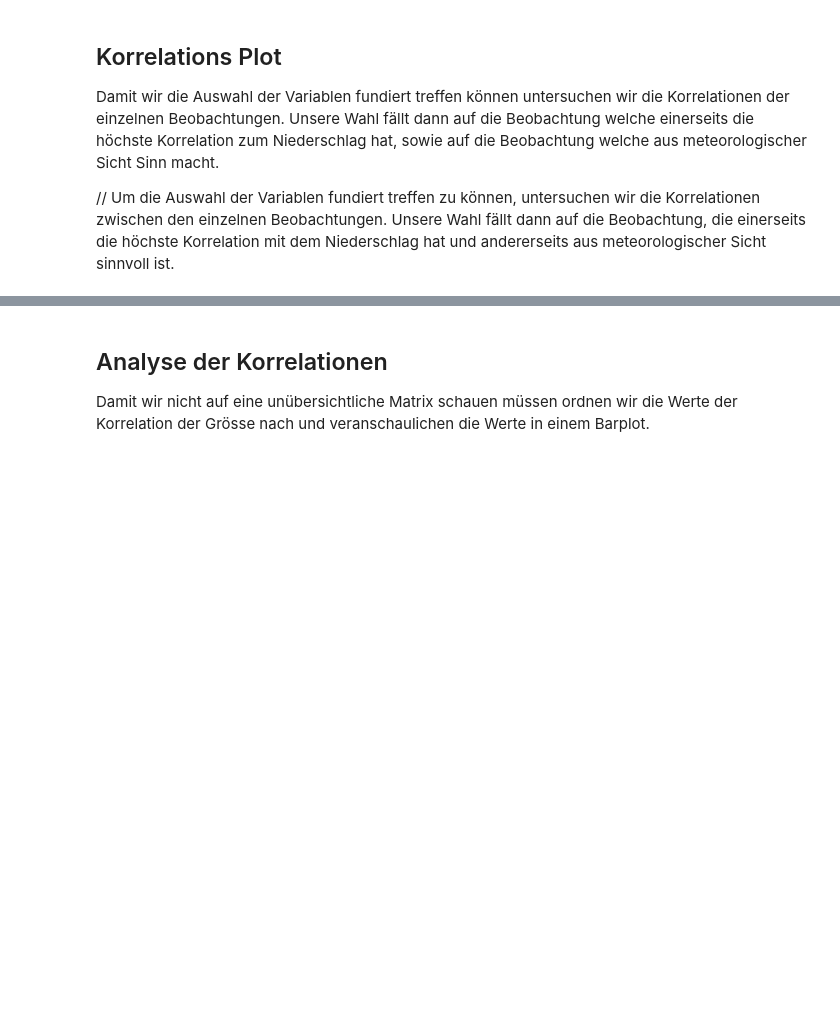
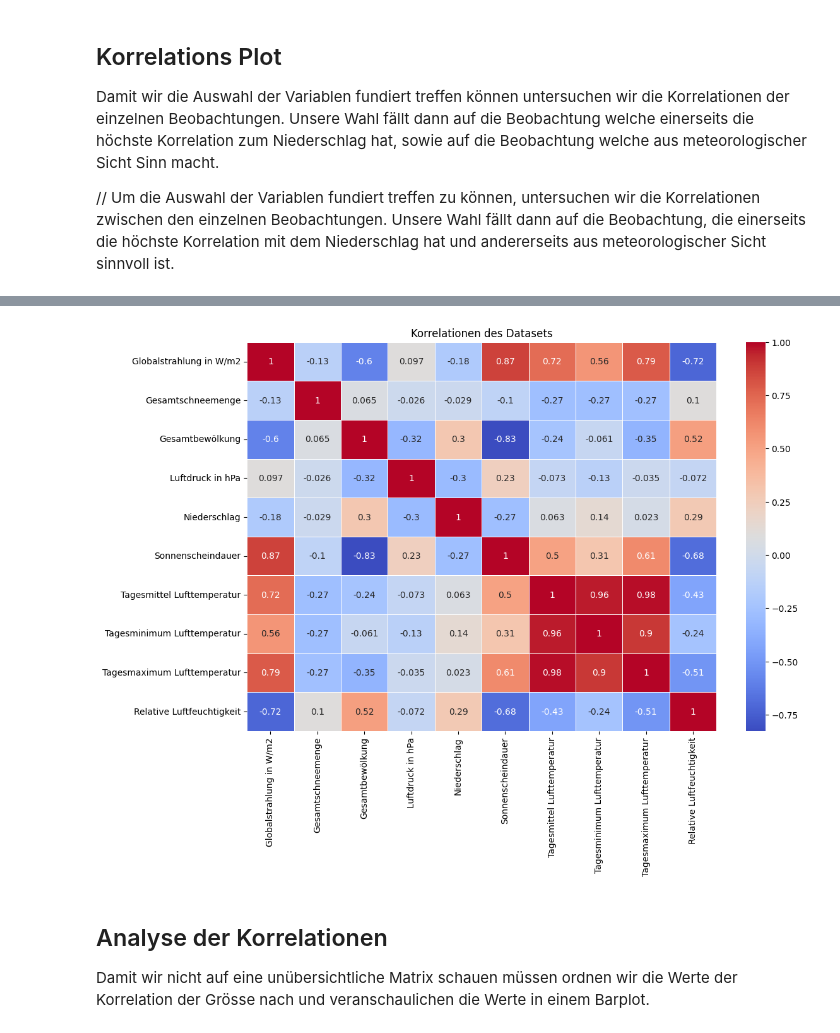
Before and after one commit to Mila19058/WER_Chellenge, a Jupyter notebook: sample.ipynb, the cells around one changed output, grey strips where cells are left out. Drawn from its saved outputs; the diff is of its cells as text; code cells hidden in the pictures; blank space fills up the shorter version.

```diff
--- a/sample.ipynb
+++ b/sample.ipynb
@@ -133,5 +167,9 @@ df_2000_2025_for_corr = df_2000_2025[[
 
 # Korrelationen erkennen
 df_correlation = df_2000_2025_for_corr.corr()
-df_correlation.style.background_gradient(cmap='coolwarm')
+
+plt.figure(figsize = (12, 8))
+sns.heatmap(df_correlation, annot=True, cmap='coolwarm', linewidths=.5)
+plt.title("Korrelationen des Datasets")
+plt.show()
 # %% [output]
@@ -149,3 +176,4 @@ df_correlation.style.background_gradient(cmap='coolwarm')
+[figure, added]
 # %% [markdown]
 ## Analyse der Korrelationen
 Damit wir nicht auf eine unübersichtliche Matrix schauen müssen ordnen wir die Werte der Korrelation der Grösse nach und
```
Also changed, not shown: parts of 5 cells of this notebook, 1 other file.
